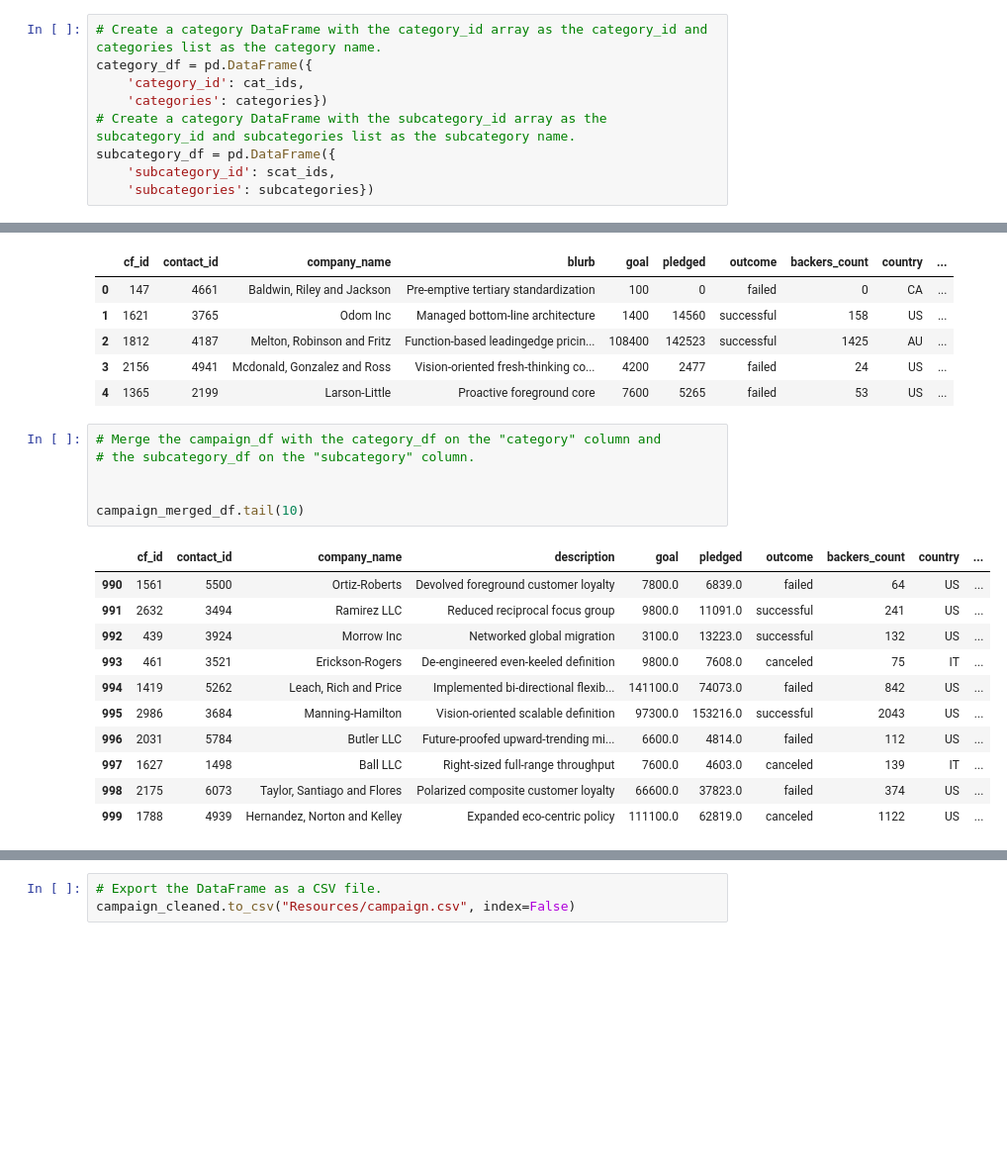
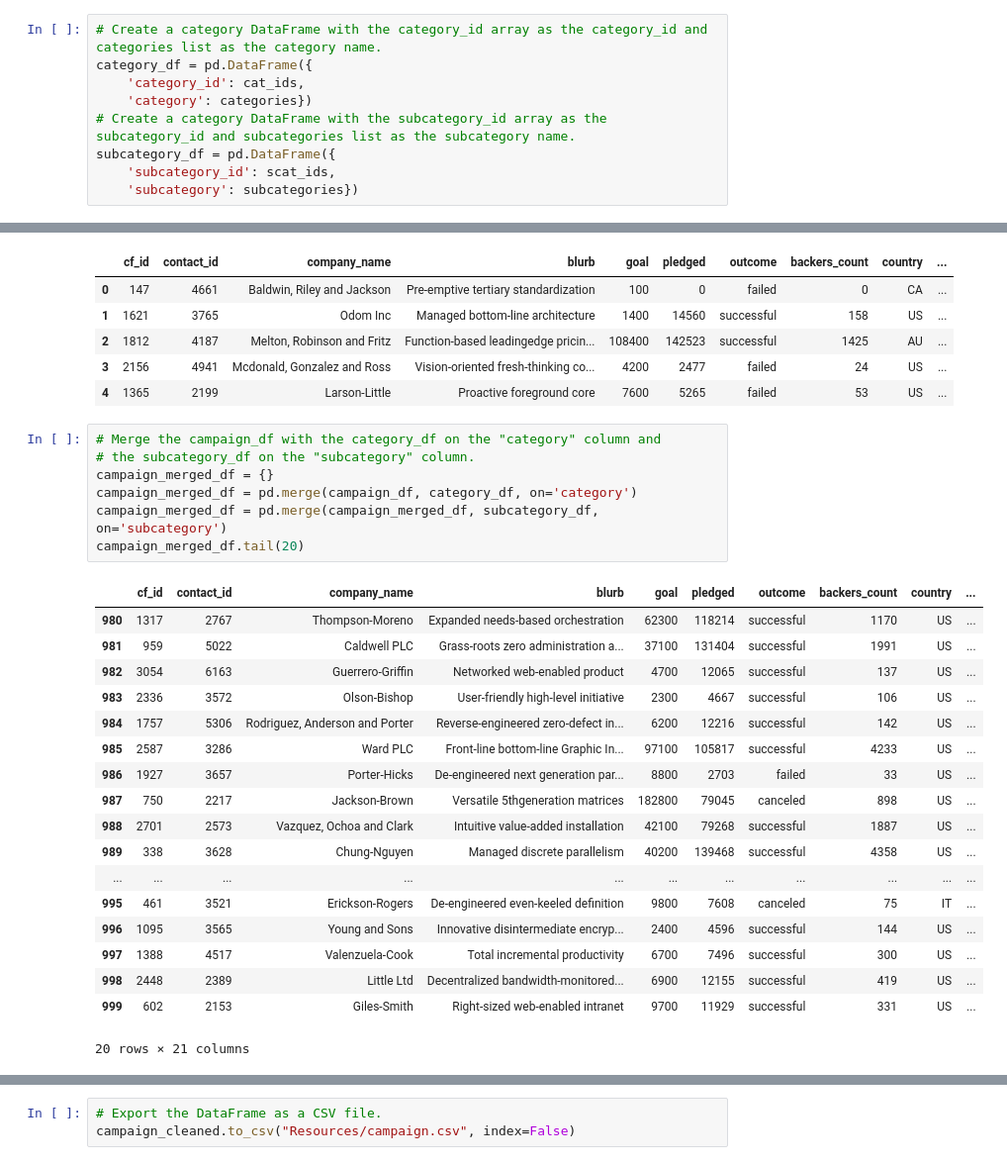
Before and after one commit to andrewplane/Crowdfunding_ETL, a Jupyter notebook: ETL_Mini_Project_MPhillips_ALane.ipynb, the cells around one changed output, grey strips where cells are left out. Shown at 99% size. Cells and saved outputs as stored; diff of their text form; blank space fills up the shorter version.

```diff
--- a/ETL_Mini_Project_MPhillips_ALane.ipynb
+++ b/ETL_Mini_Project_MPhillips_ALane.ipynb
@@ -122,11 +122,11 @@ print(scat_ids)
 # Create a category DataFrame with the category_id array as the category_id and categories list as the category name.
 category_df = pd.DataFrame({
     'category_id': cat_ids,
-    'categories': categories})
+    'category': categories})
 # Create a category DataFrame with the subcategory_id array as the subcategory_id and subcategories list as the subcategory name.
 subcategory_df = pd.DataFrame({
     'subcategory_id': scat_ids,
-    'subcategories': subcategories})
+    'subcategory': subcategories})
 # %%
 category_df
 # %% [output]
@@ -253,18 +220,26 @@ campaign_df.head()
 # %%
 # Merge the campaign_df with the category_df on the "category" column and
 # the subcategory_df on the "subcategory" column.
-
-
-campaign_merged_df.tail(10)
+campaign_merged_df = {}
+campaign_merged_df = pd.merge(campaign_df, category_df, on='category')
+campaign_merged_df = pd.merge(campaign_merged_df, subcategory_df, on='subcategory')
+campaign_merged_df.tail(20)
 # %% [output]
-|  | cf_id | contact_id | company_name | description | goal | pledged | outcome | backers_count | country | ... |
-| 990 | 1561 | 5500 | Ortiz-Roberts | Devolved foreground customer loyalty | 7800.0 | 6839.0 | failed | 64 | US | ... |
-| 991 | 2632 | 3494 | Ramirez LLC | Reduced reciprocal focus group | 9800.0 | 11091.0 | successful | 241 | US | ... |
-| 992 | 439 | 3924 | Morrow Inc | Networked global migration | 3100.0 | 13223.0 | successful | 132 | US | ... |
-| 993 | 461 | 3521 | Erickson-Rogers | De-engineered even-keeled definition | 9800.0 | 7608.0 | canceled | 75 | IT | ... |
-| 994 | 1419 | 5262 | Leach, Rich and Price | Implemented bi-directional flexib... | 141100.0 | 74073.0 | failed | 842 | US | ... |
-| 995 | 2986 | 3684 | Manning-Hamilton | Vision-oriented scalable definition | 97300.0 | 153216.0 | successful | 2043 | US | ... |
-| 996 | 2031 | 5784 | Butler LLC | Future-proofed upward-trending mi... | 6600.0 | 4814.0 | failed | 112 | US | ... |
-| 997 | 1627 | 1498 | Ball LLC | Right-sized full-range throughput | 7600.0 | 4603.0 | canceled | 139 | IT | ... |
-| 998 | 2175 | 6073 | Taylor, Santiago and Flores | Polarized composite customer loyalty | 66600.0 | 37823.0 | failed | 374 | US | ... |
-| 999 | 1788 | 4939 | Hernandez, Norton and Kelley | Expanded eco-centric policy | 111100.0 | 62819.0 | canceled | 1122 | US | ... |
+|  | cf_id | contact_id | company_name | blurb | goal | pledged | outcome | backers_count | country | ... |
+| 980 | 1317 | 2767 | Thompson-Moreno | Expanded needs-based orchestration | 62300 | 118214 | successful | 1170 | US | ... |
+| 981 | 959 | 5022 | Caldwell PLC | Grass-roots zero administration a... | 37100 | 131404 | successful | 1991 | US | ... |
+| 982 | 3054 | 6163 | Guerrero-Griffin | Networked web-enabled product | 4700 | 12065 | successful | 137 | US | ... |
+| 983 | 2336 | 3572 | Olson-Bishop | User-friendly high-level initiative | 2300 | 4667 | successful | 106 | US | ... |
+| 984 | 1757 | 5306 | Rodriguez, Anderson and Porter | Reverse-engineered zero-defect in... | 6200 | 12216 | successful | 142 | US | ... |
+| 985 | 2587 | 3286 | Ward PLC | Front-line bottom-line Graphic In... | 97100 | 105817 | successful | 4233 | US | ... |
+| 986 | 1927 | 3657 | Porter-Hicks | De-engineered next generation par... | 8800 | 2703 | failed | 33 | US | ... |
+| 987 | 750 | 2217 | Jackson-Brown | Versatile 5thgeneration matrices | 182800 | 79045 | canceled | 898 | US | ... |
+| 988 | 2701 | 2573 | Vazquez, Ochoa and Clark | Intuitive value-added installation | 42100 | 79268 | successful | 1887 | US | ... |
+| 989 | 338 | 3628 | Chung-Nguyen | Managed discrete parallelism | 40200 | 139468 | successful | 4358 | US | ... |
+| ... | ... | ... | ... | ... | ... | ... | ... | ... | ... | ... |
+| 995 | 461 | 3521 | Erickson-Rogers | De-engineered even-keeled definition | 9800 | 7608 | canceled | 75 | IT | ... |
+| 996 | 1095 | 3565 | Young and Sons | Innovative disintermediate encryp... | 2400 | 4596 | successful | 144 | US | ... |
+| 997 | 1388 | 4517 | Valenzuela-Cook | Total incremental productivity | 6700 | 7496 | successful | 300 | US | ... |
+| 998 | 2448 | 2389 | Little Ltd | Decentralized bandwidth-monitored... | 6900 | 12155 | successful | 419 | US | ... |
+| 999 | 602 | 2153 | Giles-Smith | Right-sized web-enabled intranet | 9700 | 11929 | successful | 331 | US | ... |
+20 rows × 21 columns
```
Also changed, not shown: parts of 24 cells of this notebook, 3 other files.
